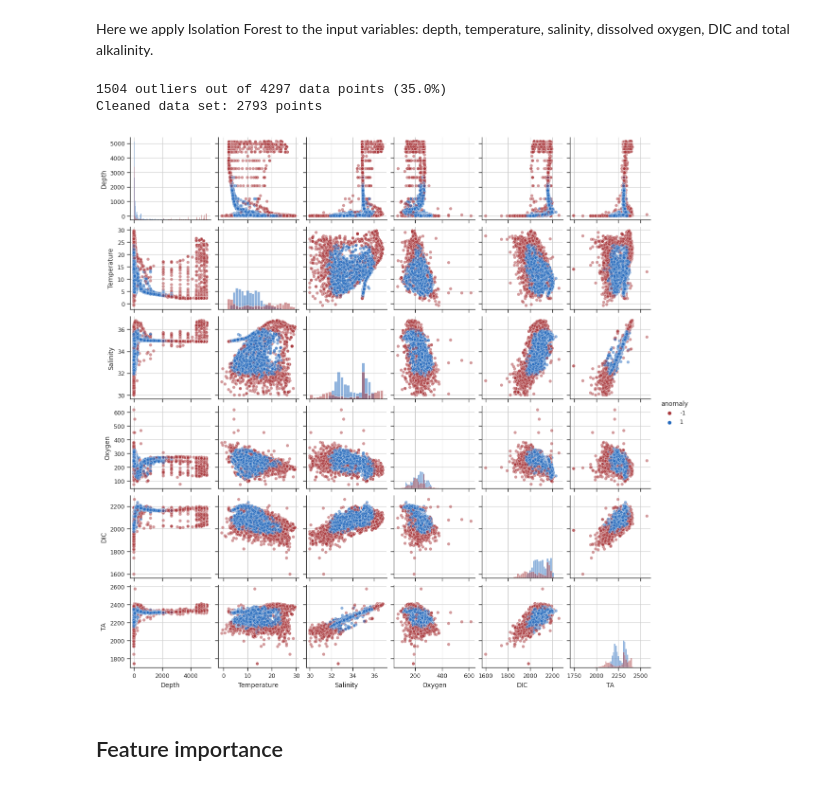
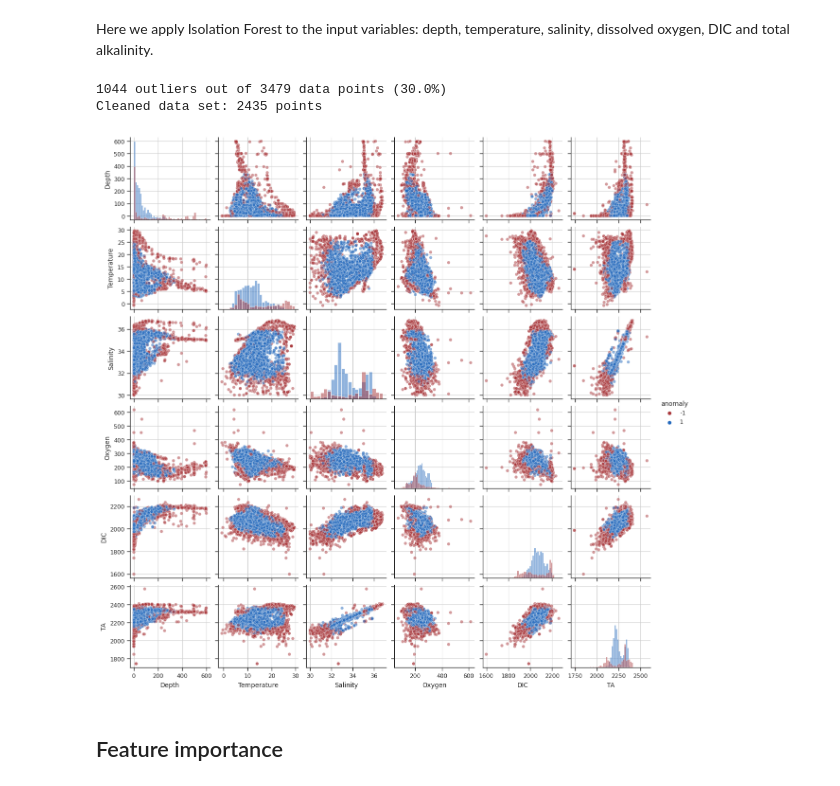
Before and after one commit to WHOIGit/nelme-bottom-water-bgc, a Jupyter notebook: outlier_detection.ipynb, the cells around one changed output. Cells and saved outputs as stored; diff of their text form; code cells hidden in the pictures.

Commit message:
Removed outliers and retrained ML models

```diff
--- a/outlier_detection.ipynb
+++ b/outlier_detection.ipynb
@@ -32,6 +32,7 @@ pd.options.display.max_columns = 50
 df = pd.read_csv('data/bottle_data_20210219.csv', parse_dates={'Date':['Year','Month','Day']}, index_col=1)
 df = df[df.Oxygen>0] # filter negative (missing) values
 df = df[df.Depth>0]  # filter negative (missing) values
+df = df[df.Depth<600]
 
 df.info()
 # %% [output]
@@ -59,22 +60,22 @@ Here we apply Isolation Forest to the input variables: depth, temperature, salin
 # %%
 from sklearn.ensemble import IsolationForest
 
 bot_vars = ['Depth', 'Temperature', 'Salinity', 'Oxygen', 'DIC', 'TA']
 
 X = df[bot_vars].values
-iforest = IsolationForest(n_estimators=500, random_state=42, contamination=0.35, n_jobs=-1).fit(X)
+iforest = IsolationForest(n_estimators=500, random_state=42, contamination=0.3, n_jobs=-1).fit(X)
 df['anom_score'] = iforest.score_samples(X)
 df['anomaly'] = iforest.predict(X)
 
 n_anom, n_pts = len(df[df.anomaly==-1]), len(df)
 print('{} outliers out of {} data points ({:.1f}%)'.format(n_anom, n_pts, n_anom/n_pts*100))
 print('Cleaned data set: {} points'.format(n_pts-n_anom))
 
 fg = sns.pairplot(df, vars=bot_vars, hue='anomaly', palette='vlag_r', height=2, diag_kind='hist', plot_kws={'alpha':0.5})
 # %% [output]
-1504 outliers out of 4297 data points (35.0%)
-Cleaned data set: 2793 points
+1044 outliers out of 3479 data points (30.0%)
+Cleaned data set: 2435 points
-[figure, old version]
+[figure, new version]
 # %% [markdown]
 ## Feature importance
 # %% [markdown]
```
Also changed, not shown: parts of 4 cells of this notebook, 3 other files.
